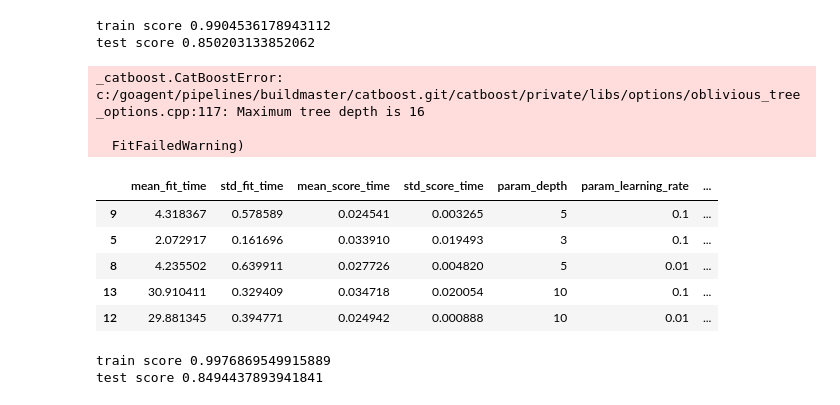
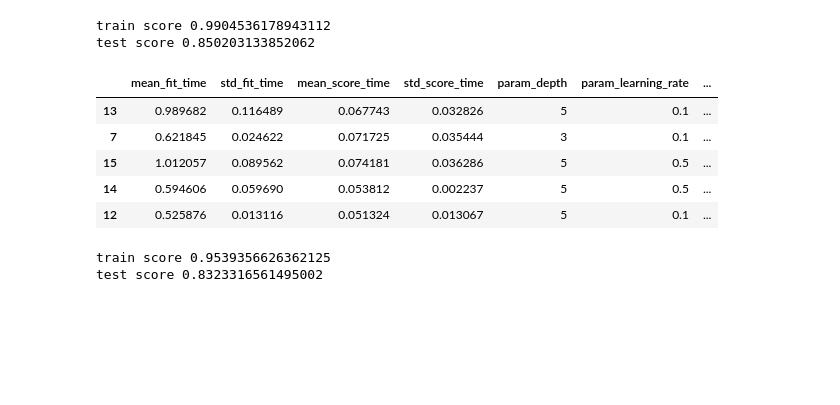
Before and after one commit to Varumithu/python-notebooks-ml, a Jupyter notebook: TASK 4 MISHA/Notebooks/my_attempt1.ipynb, the cells around one changed output. Cells and saved outputs as stored; diff of their text form; code cells hidden in the pictures; blank space fills up the shorter version.

```diff
--- a/TASK 4 MISHA/Notebooks/my_attempt1.ipynb
+++ b/TASK 4 MISHA/Notebooks/my_attempt1.ipynb
@@ -841,44 +841,41 @@ cboost = catboost.CatBoostRegressor(iterations=None,
                         data_partition=None,
                         metadata=None,
                         early_stopping_rounds=None,
                         cat_features=None,
                         grow_policy=None,
                         min_data_in_leaf=None,
                         min_child_samples=None,
                         max_leaves=None,
                         num_leaves=None,
                         score_function=None,
                         leaf_estimation_backtracking=None,
                         ctr_history_unit=None,
                         monotone_constraints=None)
 
 
 params = {
-    'depth': [1, 3, 5, 10, 20],
-    'learning_rate': [0.01, 0.1, 0.5, 1.]
-
+    'depth': [1, 3, 5],
+    'learning_rate': [0.1, 0.5, 1.],
+    'n_estimators':[50, 100]
 
 }
 
 
 catgrid = sklearn.model_selection.GridSearchCV(cboost, params, scoring=None, n_jobs=None,
                                                 iid='deprecated', refit=True, cv=None, verbose=0,
                                                 pre_dispatch='2*n_jobs', return_train_score=False)
 
 catgrid.fit(oh_train_data, train_labels)
 
 display(pd.DataFrame(catgrid.cv_results_).sort_values('rank_test_score').head())
 print('train score', catgrid.score(oh_train_data, train_labels))
 print('test score', catgrid.score(oh_test_data, test_labels))
 # %% [output]
+|  | mean_fit_time | std_fit_time | mean_score_time | std_score_time | param_depth | param_learning_rate | ... |
+| 13 | 0.989682 | 0.116489 | 0.067743 | 0.032826 | 5 | 0.1 | ... |
+| 7 | 0.621845 | 0.024622 | 0.071725 | 0.035444 | 3 | 0.1 | ... |
+| 15 | 1.012057 | 0.089562 | 0.074181 | 0.036286 | 5 | 0.5 | ... |
+| 14 | 0.594606 | 0.059690 | 0.053812 | 0.002237 | 5 | 0.5 | ... |
+| 12 | 0.525876 | 0.013116 | 0.051324 | 0.013067 | 5 | 0.1 | ... |
-_catboost.CatBoostError: c:/goagent/pipelines/buildmaster/catboost.git/catboost/private/libs/options/oblivious_tree_options.cpp:117: Maximum tree depth is 16
-
-  FitFailedWarning)
+train score 0.9539356626362125
+test score 0.8323316561495002
-|  | mean_fit_time | std_fit_time | mean_score_time | std_score_time | param_depth | param_learning_rate | ... |
-| 9 | 4.318367 | 0.578589 | 0.024541 | 0.003265 | 5 | 0.1 | ... |
-| 5 | 2.072917 | 0.161696 | 0.033910 | 0.019493 | 3 | 0.1 | ... |
-| 8 | 4.235502 | 0.639911 | 0.027726 | 0.004820 | 5 | 0.01 | ... |
-| 13 | 30.910411 | 0.329409 | 0.034718 | 0.020054 | 10 | 0.1 | ... |
-| 12 | 29.881345 | 0.394771 | 0.024942 | 0.000888 | 10 | 0.01 | ... |
-train score 0.9976869549915889
-test score 0.8494437893941841
```
Also changed, not shown: parts of 1 cell of this notebook, 11 other files.
